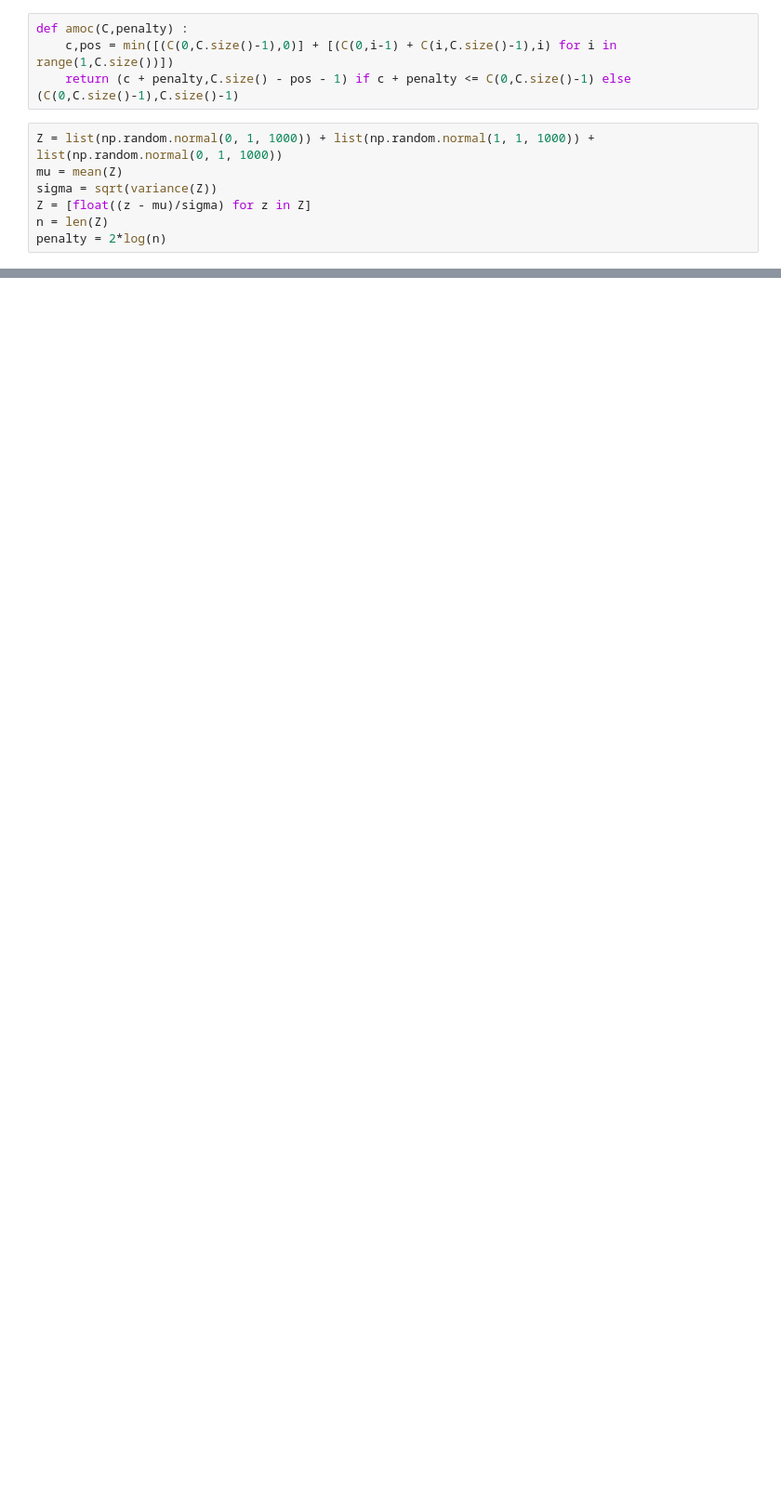
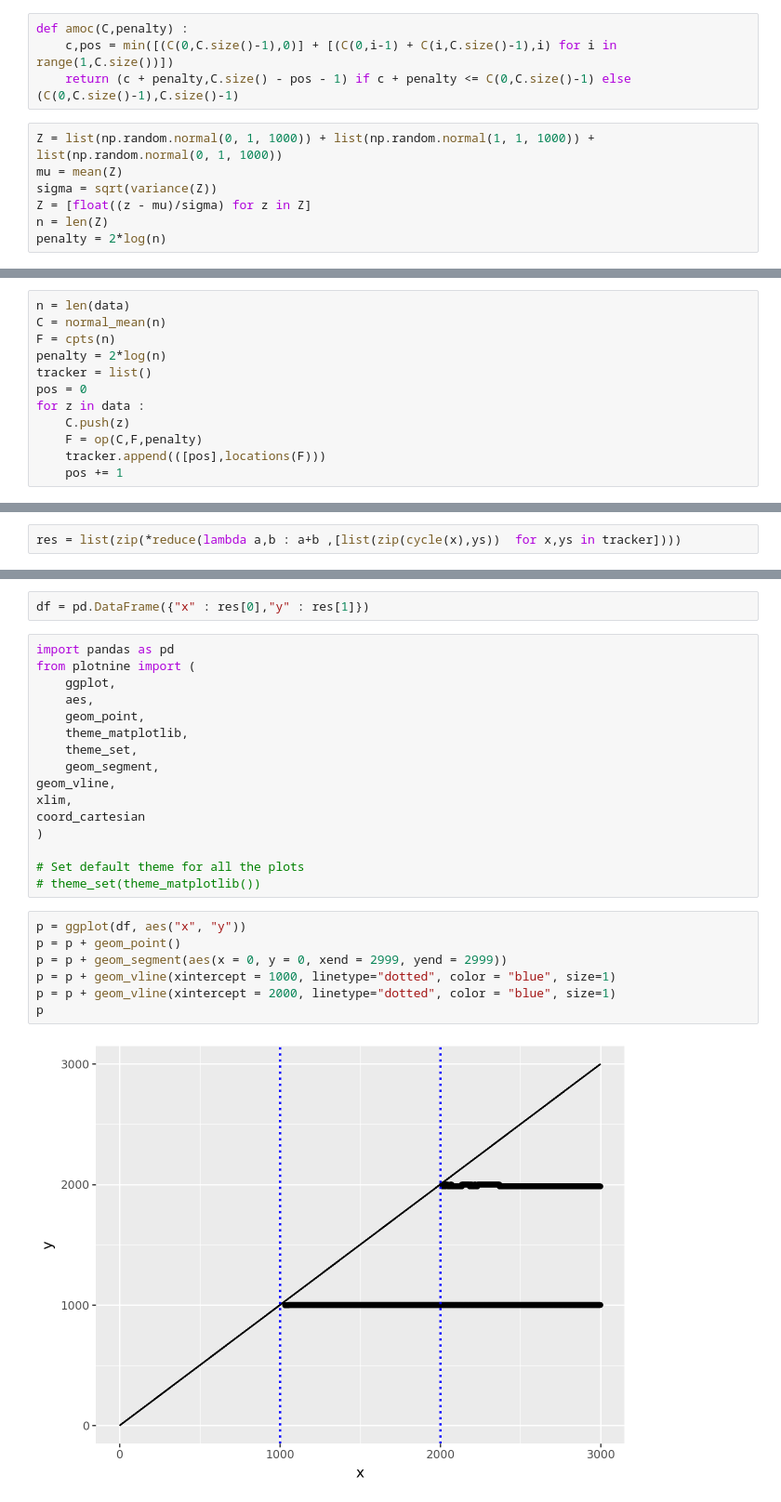
Before and after one commit to grosed/seqstats, a Jupyter notebook: notebooks/change-detection.ipynb, the cells around one changed output, grey strips where cells are left out. Shown at 93% size. Cells and saved outputs as stored; diff of their text form; blank space fills up the shorter version.

```diff
--- a/notebooks/change-detection.ipynb
+++ b/notebooks/change-detection.ipynb
@@ -109,0 +143,12 @@ C(0,2999)
+# %%
+n = len(data)
+C = normal_mean(n)
+F = cpts(n)
+penalty = 2*log(n)
+tracker = list()
+pos = 0
+for z in data :
+    C.push(z)
+    F = op(C,F,penalty)
+    tracker.append(([pos],locations(F)))
+    pos += 1
@@ -109,0 +158,2 @@ C(0,2999)
+# %%
+res = list(zip(*reduce(lambda a,b : a+b ,[list(zip(cycle(x),ys))  for x,ys in tracker])))
@@ -109,0 +162,27 @@ C(0,2999)
+# %%
+df = pd.DataFrame({"x" : res[0],"y" : res[1]})
+# %%
+import pandas as pd
+from plotnine import (
+    ggplot,
+    aes,
+    geom_point,
+    theme_matplotlib,
+    theme_set,
+    geom_segment,
+geom_vline,
+xlim,
+coord_cartesian
+)
+
+# Set default theme for all the plots
+# theme_set(theme_matplotlib())
+# %%
+p = ggplot(df, aes("x", "y"))
+p = p + geom_point()
+p = p + geom_segment(aes(x = 0, y = 0, xend = 2999, yend = 2999))
+p = p + geom_vline(xintercept = 1000, linetype="dotted", color = "blue", size=1)
+p = p + geom_vline(xintercept = 2000, linetype="dotted", color = "blue", size=1)
+p
+# %% [output]
+[figure, added]
```
Also changed, not shown: parts of 52 cells of this notebook.
